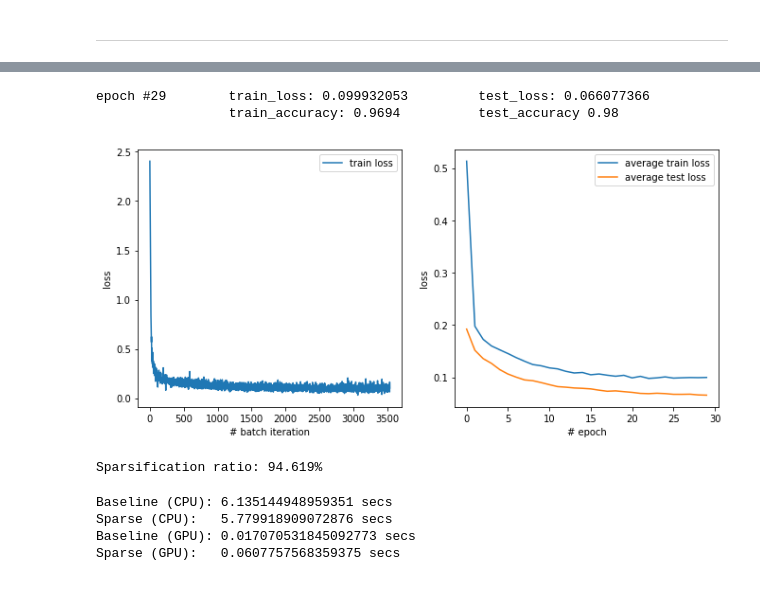
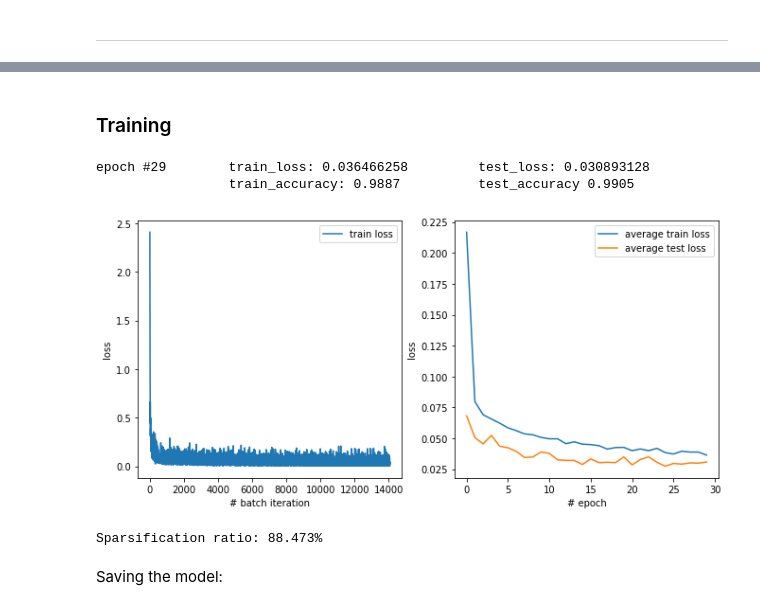
Before and after one commit to SiLiKhon/IMLWorkshop, a Jupyter notebook: pytorch_ard.ipynb, the cells around one changed output, grey strips where cells are left out. Saved outputs shown, nothing was run; the diff lists cells and outputs as text; code cells hidden in the pictures.

```diff
--- a/pytorch_ard.ipynb
+++ b/pytorch_ard.ipynb
@@ -44,4 +38,7 @@ from tqdm import tqdm_notebook as tqdm
 # %%
 device = torch.device("cuda" if torch.cuda.is_available() else "cpu")
-model_path = 'models/baseline.pt'
-batch_size = 512
+model_path_baseline = 'models/baseline.pt'
+model_path_sparse = 'models/sparse.pt'
+batch_size = 128
+
+print(device)
@@ -199,5 +200,5 @@ class Logger:
 # %%
-n_epochs = 30
+n_epochs = 20
 
 logger = Logger()
 
@@ -249,9 +265,9 @@ model = nn.Sequential(
     nn.ReLU(),
 
     Reshape(512),
-    nn_ard.LinearARD(in_features=512, out_features=128),
+    nn_ard.LinearARD(in_features=512, out_features=256),
     nn.ReLU(),
-    nn_ard.LinearARD(in_features=128, out_features=10)
+    nn_ard.LinearARD(in_features=256, out_features=10)
 ).to(device)
 
 for layer in model.children():
@@ -262,46 +278,54 @@ loss_function = nn.CrossEntropyLoss()
 
 learning_rate = 0.001
 optimizer = torch.optim.Adam(model.parameters(), lr=learning_rate)
+# %% [markdown]
+### Training
 # %%
 n_epochs = 30
-reg_param = 0.01
+reg_param = 0.005 # This parameter controls automatic regularisation:
+                  # the higher its value - the more sparse your network
+                  # will get, possibly with the price of decrease in
+                  # performance
 
 logger = Logger()
 
 for i_epoch in range(n_epochs):
   model.train()
   for inputs, targets in trainloader:
     inputs, targets = inputs.to(device), targets.to(device)
     model.zero_grad()
 
     logits = model(inputs)
     loss = loss_function(logits, targets)
 
     accuracy = torch.mean((torch.argmax(logits, dim=1) == targets).float())
-#    if i_epoch > 2:
+
+    # Here's how the regularizer is added to the loss:
     total_loss = loss + reg_param * nn_ard.get_ard_reg(model) * targets.shape[0] / len(trainset)
-#    else:
-#      total_loss = loss
+
     total_loss.backward()
     optimizer.step()
 
     logger.fill_train(loss.item(), accuracy=accuracy.item())
 
   model.eval()
   with torch.no_grad():
     for inputs, targets in testloader:
       inputs, targets = inputs.to(device), targets.to(device)
       logits = model(inputs)
       loss = loss_function(logits, targets)
 
       accuracy = torch.mean((torch.argmax(logits, dim=1) == targets).float())
 
       logger.fill_test(loss.item(), accuracy=accuracy.item())
 
   logger.finish_epoch()
+
+  # You can check the sparsity of your model using nn_ard.get_dropped_params_ratio(...).
+  # This function returns the fraction of removed weights.
   print('Sparsification ratio: {:.3f}%'.format(100. * nn_ard.get_dropped_params_ratio(model)))
 # %% [output]
-epoch #29        train_loss: 0.099932053         test_loss: 0.066077366
-                 train_accuracy: 0.9694          test_accuracy 0.98
+epoch #29        train_loss: 0.036466258         test_loss: 0.030893128
+                 train_accuracy: 0.9887          test_accuracy 0.9905
-[figure, old version]
+[figure, new version]
-Sparsification ratio: 94.619%
+Sparsification ratio: 88.473%
@@ -317,34 +332,2 @@ model_sparse_gpu = torch.load(model_sparse_path).cuda().eval()
-# %%
-batch_X_cpu = next(iter(testloader))[0]
-batch_X_gpu = next(iter(testloader))[0].cuda()
-
-with torch.no_grad():
-  start_t = time.time()
-  for _ in range(50):
-    logits = model_baseline_cpu(batch_X_cpu)
-  time_baseline_cpu = time.time() - start_t
-
-  start_t = time.time()
-  for _ in range(50):
-    logits = model_sparse_cpu(batch_X_cpu)
-  time_sparse_cpu = time.time() - start_t
-
-  start_t = time.time()
-  for _ in range(50):
-    logits = model_baseline_gpu(batch_X_gpu)
-  time_baseline_gpu = time.time() - start_t
-
-  start_t = time.time()
-  for _ in range(50):
-    logits = model_sparse_gpu(batch_X_gpu)
-  time_sparse_gpu = time.time() - start_t
-
-print("Baseline (CPU):", time_baseline_cpu, 'secs')
-print("Sparse (CPU):  ", time_sparse_cpu  , 'secs')
-print("Baseline (GPU):", time_baseline_gpu, 'secs')
-print("Sparse (GPU):  ", time_sparse_gpu  , 'secs')
-# %% [output]
-Baseline (CPU): 6.135144948959351 secs
-Sparse (CPU):   5.779918909072876 secs
-Baseline (GPU): 0.017070531845092773 secs
-Sparse (GPU):   0.0607757568359375 secs
+# %% [markdown]
+Saving the model:
```
Also changed, not shown: parts of 35 cells of this notebook.
